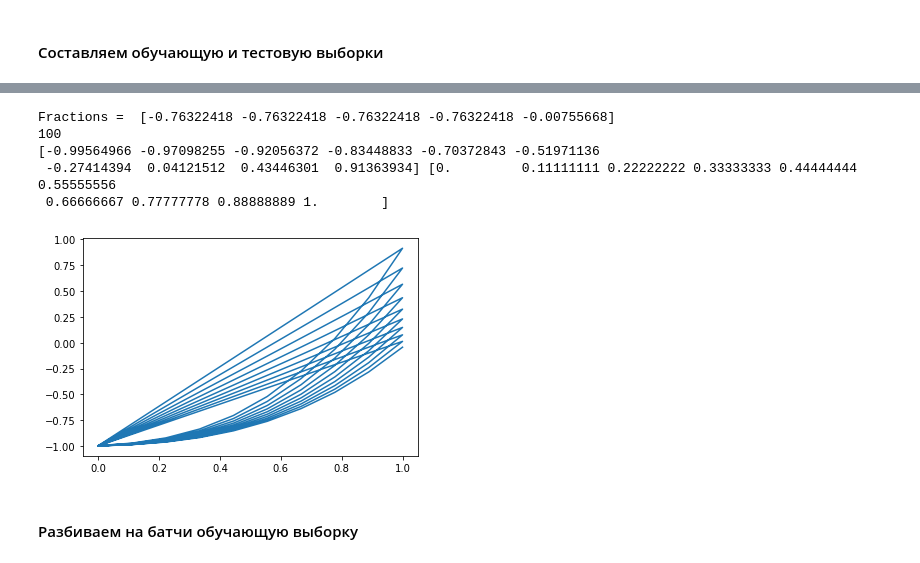
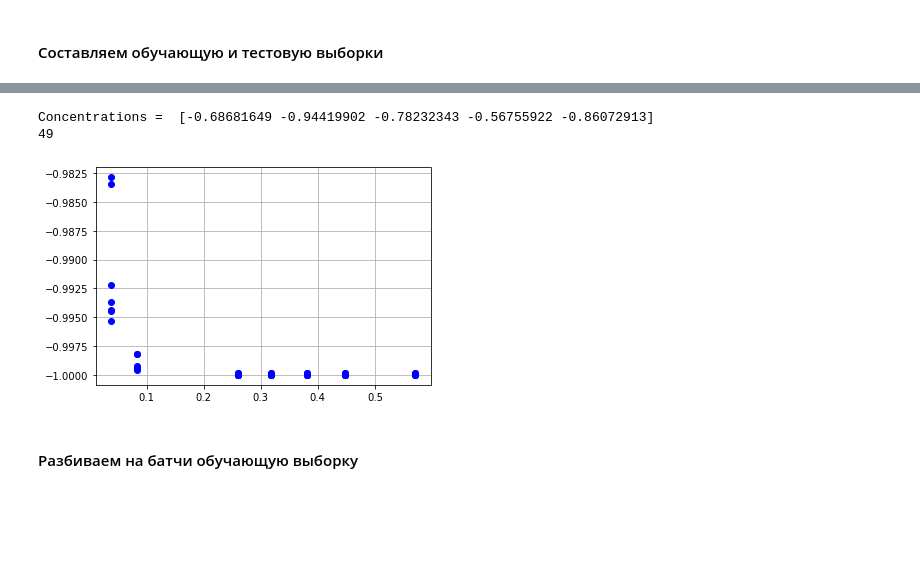
Before and after one commit to chikitkin/kappa-nn-new, a Jupyter notebook: train-nn/train-nn.ipynb, the cells around one changed output, grey strips where cells are left out. Saved outputs shown, nothing was run; the diff lists cells and outputs as text; code cells hidden in the pictures; blank space fills up the shorter version.

```diff
--- a/train-nn/train-nn.ipynb
+++ b/train-nn/train-nn.ipynb
@@ -23,14 +34,14 @@ from mpl_toolkits import mplot3d
 ncomp = 5 # Воздух, O2, N2, NO, O, N
 
 # Число узлов по давлению
-p_points = 10
+p_points = 5
 # Число узлов по температуре
-T_points = 10
+T_points = 5
 # Число узлов по одной концентрации в сетке на симплексе
-x_points = 9
+x_points = 7
 
 # Создаём равномерные сетки по p, T
-p_min = 1e+5
+p_min = 0.5e+5
 p_max = 2.0e+5
 p_mesh = np.linspace(p_min, p_max, p_points)
 
@@ -141,7 +161,7 @@ while(count < x_mesh_test_size):
     rand_mesh = np.random.rand(ncomp)
     rand_mesh = rand_mesh / np.sum(rand_mesh)
     # ПРоверяем, что нет маленьких концентраций
-    if (np.all(rand_mesh > 1e-5)):
+    if (np.all(rand_mesh > 5e-2)):
         x_mesh_test.append(rand_mesh.tolist())
         count += 1
 
@@ -225,7 +245,7 @@ T = mesh_slice[:, 1] # T
 
 index_list = [[0, 0],
               [10, 10],
-              [50, 50]]
+              [123, 123]]
 for i, j in index_list:
     # Одномерный индекс для матрицы, "выпрямленной" по стобцам
     index = j * N + i
@@ -407,7 +427,8 @@ for i, j in index_list:
         # Одномерный индекс для матрицы, "выпрямленной" по стобцам
     index = j * N + i
     d_ij = data_slice_fixed_fractions[:, index] # d
-    plt.plot(n1, d_ij)
+    plt.plot(n1, d_ij * n1, 'o-')
+    plt.grid(True)
     plt.show()
 # %% [output]
 inds size =  10
@@ -694,28 +737,25 @@ tensor([ 0.7778, -0.9960, -0.9769, -0.9960, -0.9960, -0.9578],
        dtype=torch.float64)
 # %%
 # Фиксируем точку по концентрациям (количественным долям)
-inds = np.all(mesh[:, 2:7] == x_mesh[3], axis = 1)
-print('Fractions = ', x_train_np[0, 1:6])
+inds = np.all(mesh_test[:, 2:7] == mesh_test[0, 2:7], axis = 1)
+print('Concentrations = ', x_test_np[0, 1:6])
 print(np.sum(inds))
 
 # Берём подмножество сетки
-x_slice = mesh_scaled[inds, :]
+x_slice = mesh_test_scaled[inds, :]
 # Подмножество данных
-y_slice = y_train_np[inds, 0]
+y_slice = y_test_np[inds, 2]
 
 import matplotlib.tri as tri
 
 T_slice = x_slice[:, 1] # T
 
-plt.plot(T_slice, y_slice)
-print(y_slice[:10], T_slice[:10])
+plt.plot(T_slice, y_slice, 'bo')
+plt.grid(True)
 # %% [output]
-Fractions =  [-0.76322418 -0.76322418 -0.76322418 -0.76322418 -0.00755668]
-100
-[-0.99564966 -0.97098255 -0.92056372 -0.83448833 -0.70372843 -0.51971136
- -0.27414394  0.04121512  0.43446301  0.91363934] [0.         0.11111111 0.22222222 0.33333333 0.44444444 0.55555556
- 0.66666667 0.77777778 0.88888889 1.        ]
+Concentrations =  [-0.68681649 -0.94419902 -0.78232343 -0.56755922 -0.86072913]
+49
-[figure, old version]
+[figure, new version]
 # %% [markdown]
 #### Разбиваем на батчи обучающую выборку
 # %%
```
Also changed, not shown: parts of 33 cells of this notebook, 12 other files.
